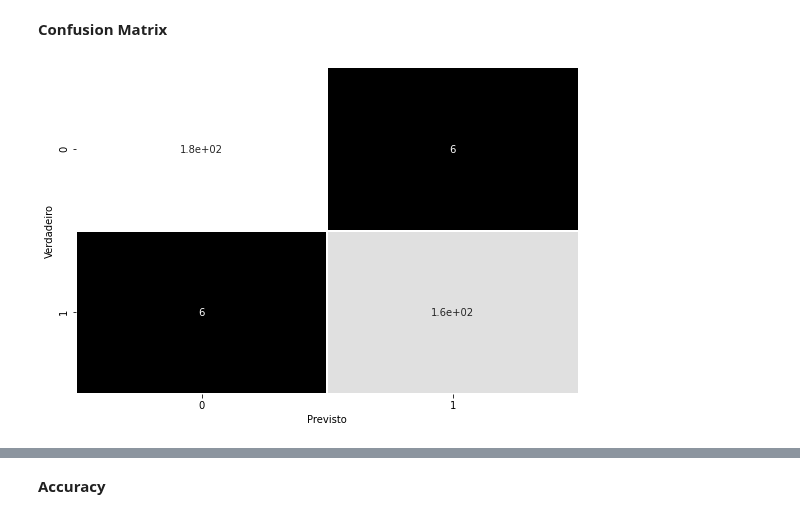
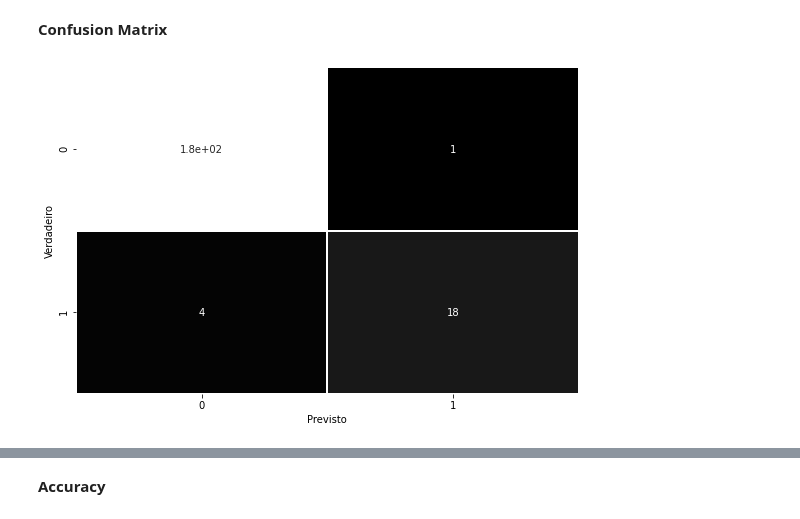
Before and after one commit to mikaelcordeiro/semanas, a Jupyter notebook: semana9/semana_9.ipynb, the cells around one changed output, grey strips where cells are left out. Cells and saved outputs as stored; diff of their text form; code cells hidden in the pictures.

```diff
--- a/semana9/semana_9.ipynb
+++ b/semana9/semana_9.ipynb
@@ -1281,6 +1281,6 @@ from imblearn.over_sampling import SMOTE
 # %%
 smote = SMOTE(sampling_strategy='minority')
 # %%
-x_balanc, y_balanc = smote.fit_resample(x, y)
+x_balanc, y_balanc = smote.fit_resample(x_treino_desb, y_treino_desb)
 # %%
 fig, g = plt.subplots(1, 2, figsize=(17, 9), sharex=True)
@@ -1304,27 +1300,27 @@ x_treino_balanc, x_teste_balanc, y_treino_balanc, y_teste_balanc = train_test_sp
 # %% [markdown]
 **treino**
 # %%
-reg_log.fit(x_treino_balanc, y_treino_balanc)
+reg_log.fit(x_balanc, y_balanc)
 # %% [output]
 LogisticRegression()
 # %% [markdown]
 **teste**
 # %%
-previsto_log_balanc= reg_log.predict(x_teste_balanc)
+previsto_log_balanc= reg_log.predict(x_teste_desb)
 # %% [markdown]
 ## Métricas
 # %% [markdown]
 **Confusion Matrix**
 # %%
 plt.figure(figsize=(9, 6))
-sns.heatmap(confusion_matrix(y_pred=previsto_log_balanc, y_true=y_teste_balanc),
+sns.heatmap(confusion_matrix(y_pred=previsto_log_balanc, y_true=y_teste_desb),
             annot=True,
             cmap='gray',
             linewidths=.7,
             cbar=False)
 plt.xlabel('Previsto')
 plt.ylabel('Verdadeiro')
 plt.show()
 # %% [output]
-[figure, old version]
+[figure, new version]
 # %%
```
Also changed, not shown: parts of 28 cells of this notebook.
